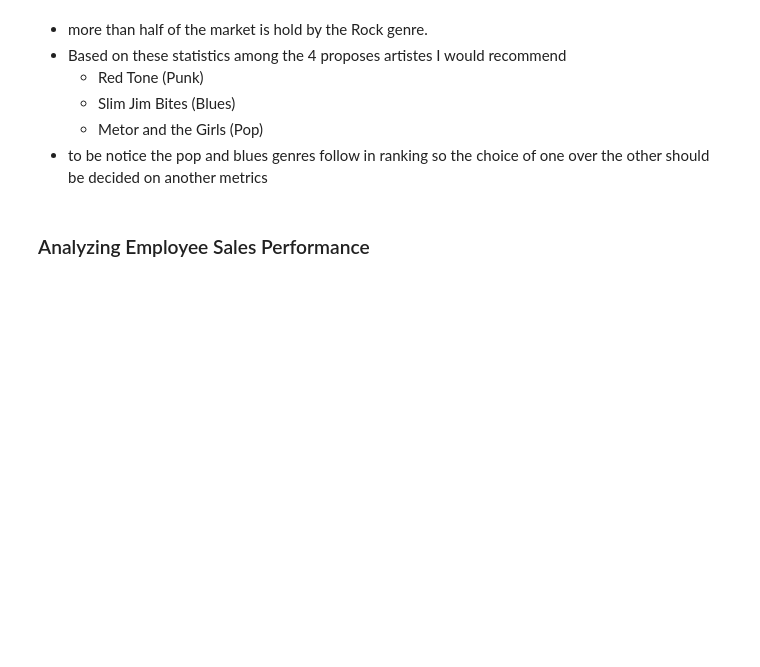
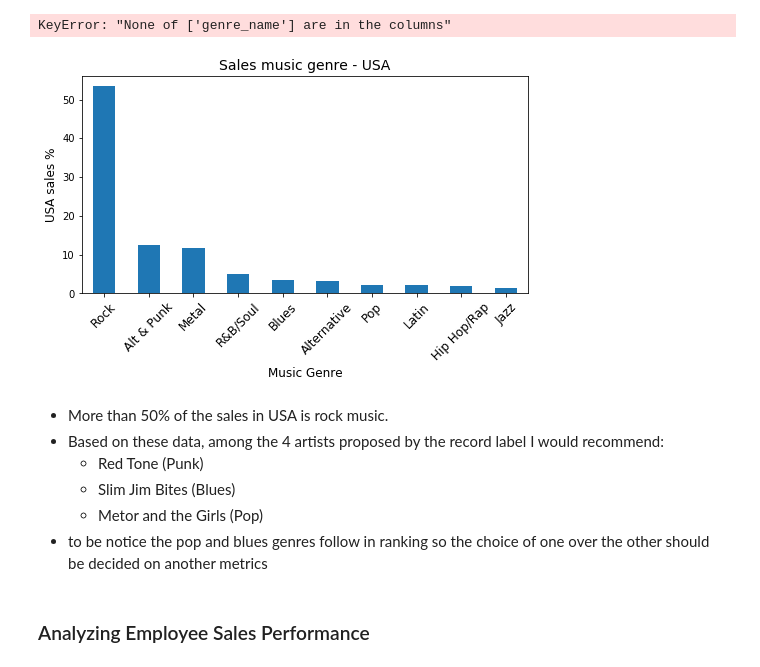
Before and after one commit to tfreyd/chinook, a Jupyter notebook: chinook_sql.ipynb, the cells around one changed output. Drawn from its saved outputs; the diff is of its cells as text; code cells hidden in the pictures; blank space fills up the shorter version.

```diff
--- a/chinook_sql.ipynb
+++ b/chinook_sql.ipynb
@@ -88,6 +178,25 @@ ORDER BY quantity DESC;
+# %%
+#put the data into a DataFrame
+sales_genre_usa.index = ['Rock', 'Alt & Punk', 'Metal', 'R&B/Soul', 'Blues',
+       'Alternative', 'Pop', 'Latin', 'Hip Hop/Rap', 'Jazz', 'Easy Listening',
+       'Reggae', 'Electronica/Dance', 'Classical', 'Heavy Metal', 'Soundtrack',
+       'TV Shows']
+# %%
+sales_genre_usa.set_index('genre_name',drop=True,inplace=True)
+# %% [output]
+KeyError: "None of ['genre_name'] are in the columns"
+# %%
+sales_genre_usa['per_sales'].head(10).plot.bar(figsize=(8,4))
+plt.xticks(rotation=45,size=12)
+plt.ylabel('USA sales %',size=12)
+plt.xlabel('Music Genre',size=12)
+plt.title('Sales music genre - USA',size=14)
+plt.savefig('sales_music_genre_usa.jpg')
+# %% [output]
+[figure, added]
 # %% [markdown]
-- more than half of the market is hold by the Rock genre.
-- Based on these statistics among the 4 proposes artistes I would recommend
+- More than 50% of the sales in USA is rock music.
+- Based on these data,  among the 4 artists proposed by the record label I would recommend:
     - Red Tone (Punk)
     - Slim Jim Bites (Blues)
     - Metor and the Girls (Pop)
```
Also changed, not shown: parts of 24 cells of this notebook, 4 other files.
